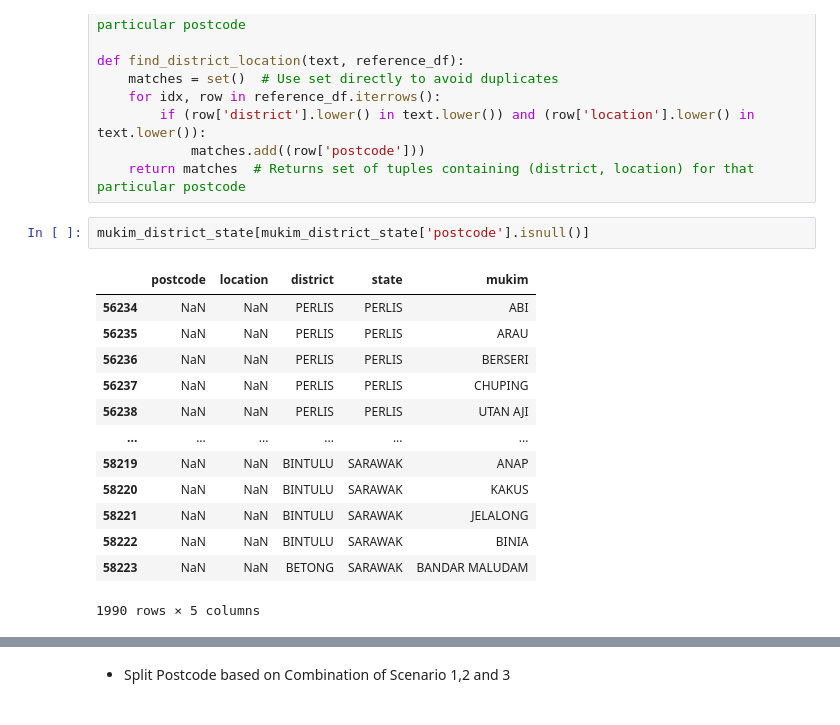
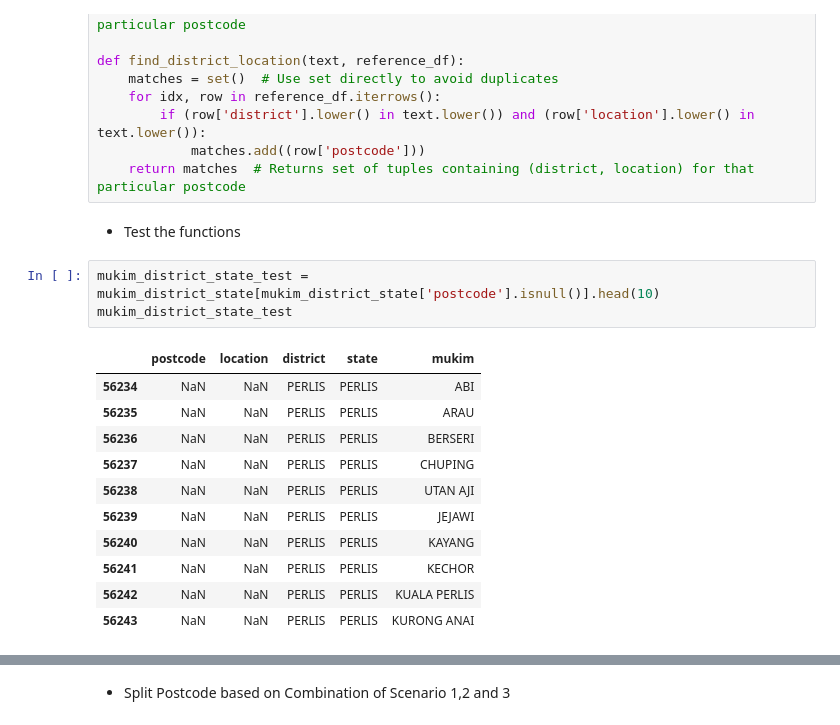
Before and after one commit to izardy/malaysia-postcode-mapper, a Jupyter notebook: notebook/data-prep.ipynb, the cells around one changed output, grey strips where cells are left out. Cells and saved outputs as stored; diff of their text form.

```diff
--- a/notebook/data-prep.ipynb
+++ b/notebook/data-prep.ipynb
@@ -359,19 +364,20 @@ def find_district_location(text, reference_df):
         if (row['district'].lower() in text.lower()) and (row['location'].lower() in text.lower()):
             matches.add((row['postcode']))
     return matches  # Returns set of tuples containing (district, location) for that particular postcode
+# %% [markdown]
+- Test the functions
 # %%
-mukim_district_state[mukim_district_state['postcode'].isnull()]
+mukim_district_state_test = mukim_district_state[mukim_district_state['postcode'].isnull()].head(10)
+mukim_district_state_test
 # %% [output]
 |  | postcode | location | district | state | mukim |
 | 56234 | NaN | NaN | PERLIS | PERLIS | ABI |
 | 56235 | NaN | NaN | PERLIS | PERLIS | ARAU |
 | 56236 | NaN | NaN | PERLIS | PERLIS | BERSERI |
 | 56237 | NaN | NaN | PERLIS | PERLIS | CHUPING |
 | 56238 | NaN | NaN | PERLIS | PERLIS | UTAN AJI |
-| ... | ... | ... | ... | ... | ... |
-| 58219 | NaN | NaN | BINTULU | SARAWAK | ANAP |
-| 58220 | NaN | NaN | BINTULU | SARAWAK | KAKUS |
-| 58221 | NaN | NaN | BINTULU | SARAWAK | JELALONG |
-| 58222 | NaN | NaN | BINTULU | SARAWAK | BINIA |
-| 58223 | NaN | NaN | BETONG | SARAWAK | BANDAR MALUDAM |
+| 56239 | NaN | NaN | PERLIS | PERLIS | JEJAWI |
+| 56240 | NaN | NaN | PERLIS | PERLIS | KAYANG |
+| 56241 | NaN | NaN | PERLIS | PERLIS | KECHOR |
+| 56242 | NaN | NaN | PERLIS | PERLIS | KUALA PERLIS |
+| 56243 | NaN | NaN | PERLIS | PERLIS | KURONG ANAI |
-1990 rows × 5 columns
```
Also changed, not shown: parts of 14 cells of this notebook.
